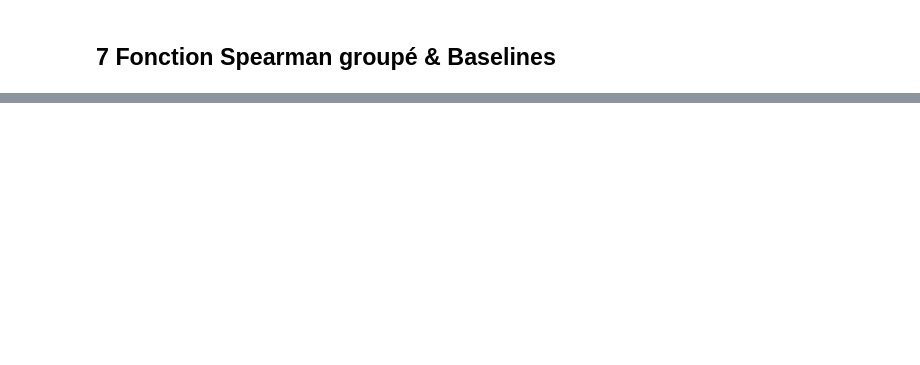
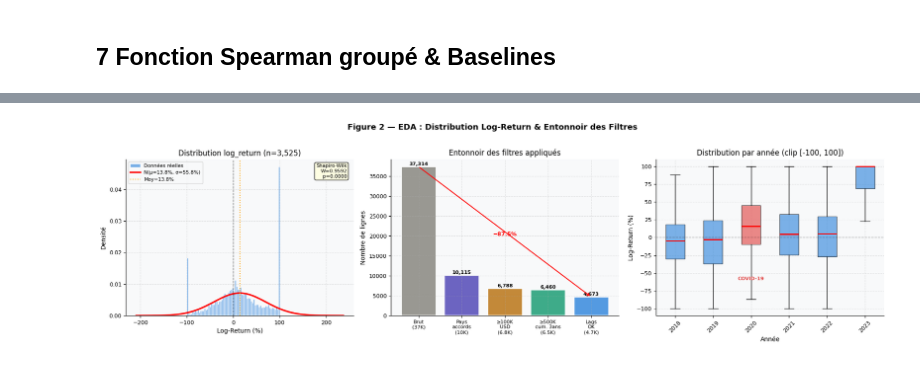
Before and after one commit to RhachiBadr/MaroTrade-Intelligence, a Jupyter notebook: notebooks/benchmark_phase1_v4.ipynb, the cells around one changed output, grey strips where cells are left out. Cells and saved outputs as stored; diff of their text form; code cells hidden in the pictures; blank space fills up the shorter version.

```diff
--- a/notebooks/benchmark_phase1_v4.ipynb
+++ b/notebooks/benchmark_phase1_v4.ipynb
@@ -482,9 +482,13 @@ print(f'   Pays avec WB : {df_fe["wb_available"].sum()} / {len(df_fe)} lignes')
 ## 6 Split temporel
 # %%
 # ── Split temporel strict ─────────────────────────────────────────────────────
-train = df_fe[df_fe['year'] <= 2021].copy()
-val   = df_fe[df_fe['year'].isin([2022, 2023])].copy()
-test  = df_fe[df_fe['year'] == 2024].copy()
+# Les lignes year=N utilisent les features connues en N pour predire target_year=N+1.
+latest_feature_year = int(df_fe['year'].max())
+val_years = [latest_feature_year - 2, latest_feature_year - 1]
+
+train = df_fe[df_fe['year'] < val_years[0]].copy()
+val   = df_fe[df_fe['year'].isin(val_years)].copy()
+test  = df_fe[df_fe['year'] == latest_feature_year].copy()
 
 print('✅ Split temporel')
 print(f'\n   Train (≤2021)    : {len(train):,} lignes | années {sorted(train["year"].unique())}')
@@ -737,0 +985,88 @@ print(f'✅ Figure 7 | Top SHAP: {FEAT_LABELS.get(FEATURES[idx_s[0]], FEATURES[i
+# %%
+fig, axes = plt.subplots(1, 3, figsize=(18, 5))
+fig.suptitle('Figure 2 — EDA : Distribution Log-Return & Entonnoir des Filtres',
+             fontsize=13, fontweight='bold', y=1.02)
+
+# ── 2a : Histogramme log_return + fit normal ──────────────────────────────────
+ax = axes[0]
+y_all = df_fe['log_return'].dropna().values
+ax.hist(y_all, bins=70, density=True, alpha=0.65,
+        color='#378ADD', edgecolor='white', label='Données réelles')
+
+mu, sigma = y_all.mean(), y_all.std()
+x = np.linspace(mu - 4*sigma, mu + 4*sigma, 300)
+ax.plot(x, stats.norm.pdf(x, mu, sigma), 'r-', lw=2.5,
+        label=f'N(μ={mu:.1f}%, σ={sigma:.1f}%)')
+ax.axvline(0,  color='black',  lw=1,   linestyle='--', alpha=0.5)
+ax.axvline(mu, color='orange', lw=1.5, linestyle=':',
+           label=f'Moy={mu:.1f}%')
+ax.set_xlabel('Log-Return (%)')
+ax.set_ylabel('Densité')
+ax.set_title(f'Distribution log_return (n={len(y_all):,})')
+ax.legend(fontsize=8)
+
+# Test Shapiro-Wilk
+sw_stat, sw_p = stats.shapiro(y_all[:500])
+ax.text(0.97, 0.97,
+        f'Shapiro-Wilk\nW={sw_stat:.4f}\np={sw_p:.4f}',
+        transform=ax.transAxes, va='top', ha='right', fontsize=8,
+        bbox=dict(boxstyle='round', facecolor='lightyellow', alpha=0.9))
+
+# ── 2b : Entonnoir des filtres ────────────────────────────────────────────────
+ax = axes[1]
+labels = ['Brut\n(37K)', 'Pays\naccords\n(10K)', '≥100K\nUSD\n(6.8K)',
+          '≥500K\ncum. 3ans\n(6.5K)', 'Lags\nOK\n(4.7K)']
+values = [37314, 10115, 6788, 6460, 4673]
+colors_f = ['#888780', '#534AB7', '#BA7517', '#1D9E75', '#378ADD']
+
+bars_f = ax.bar(range(len(labels)), values,
+                color=colors_f, alpha=0.85, edgecolor='white', lw=1.5)
+ax.set_xticks(range(len(labels)))
+ax.set_xticklabels(labels, fontsize=8)
+ax.set_ylabel('Nombre de lignes')
+ax.set_title('Entonnoir des filtres appliqués')
+
+for bar, val in zip(bars_f, values):
+    ax.text(bar.get_x() + bar.get_width()/2,
+            bar.get_height() + 300,
+            f'{val:,}', ha='center', fontsize=8, fontweight='bold')
+
+# Flèche indiquant la réduction
+ax.annotate('', xy=(4, 4673), xytext=(0, 37314),
+            arrowprops=dict(arrowstyle='->', color='red', lw=1.5))
+ax.text(2, 20000, f'−87.5%', ha='center', fontsize=9,
+        color='red', fontweight='bold')
+
+# ── 2c : Boxplot log_return par année ────────────────────────────────────────
+ax = axes[2]
+yrs_box = sorted(df_fe['year'].unique())
+data_bp = [df_fe[df_fe['year'] == yr]['log_return'].dropna().values
+           for yr in yrs_box]
+
+bp = ax.boxplot(data_bp, patch_artist=True,
+                showfliers=False,
+                medianprops=dict(color='red', linewidth=2))
+
+for patch, yr in zip(bp['boxes'], yrs_box):
+    patch.set_facecolor('#E24B4A' if yr == 2020 else '#378ADD')
+    patch.set_alpha(0.65)
+
+ax.set_xticklabels([str(y) for y in yrs_box], rotation=45)
+ax.axhline(0, color='black', lw=1, linestyle='--', alpha=0.5)
+ax.set_xlabel('Année')
+ax.set_ylabel('Log-Return (%)')
+ax.set_title('Distribution par année (clip [-100, 100])')
+
+# Annotation COVID
+i20 = list(yrs_box).index(2020)
+ax.annotate('COVID-19',
+            xy=(i20 + 1, -60),
+            fontsize=8, color='#E24B4A',
+            ha='center', fontweight='bold')
+
+plt.tight_layout()
+plt.savefig(f'{FIGURES_DIR}/fig2_eda.png', dpi=150, bbox_inches='tight')
+plt.show()
+print('✅ Figure 2 sauvegardée')
+# %% [output]
+[figure, added]
```
Also changed, not shown: parts of 37 cells of this notebook, 12 other files.
